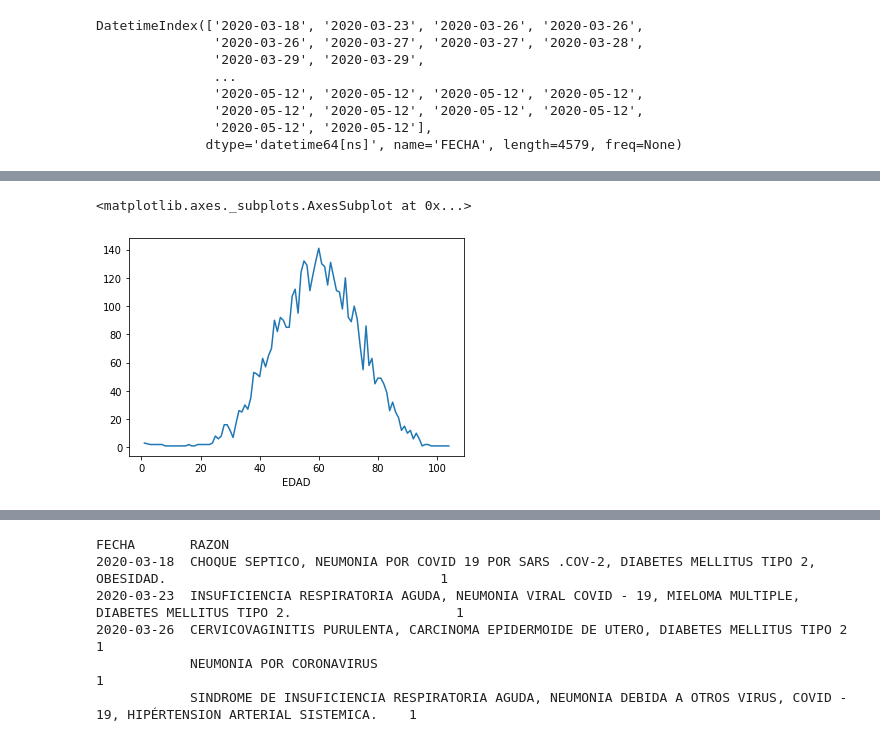
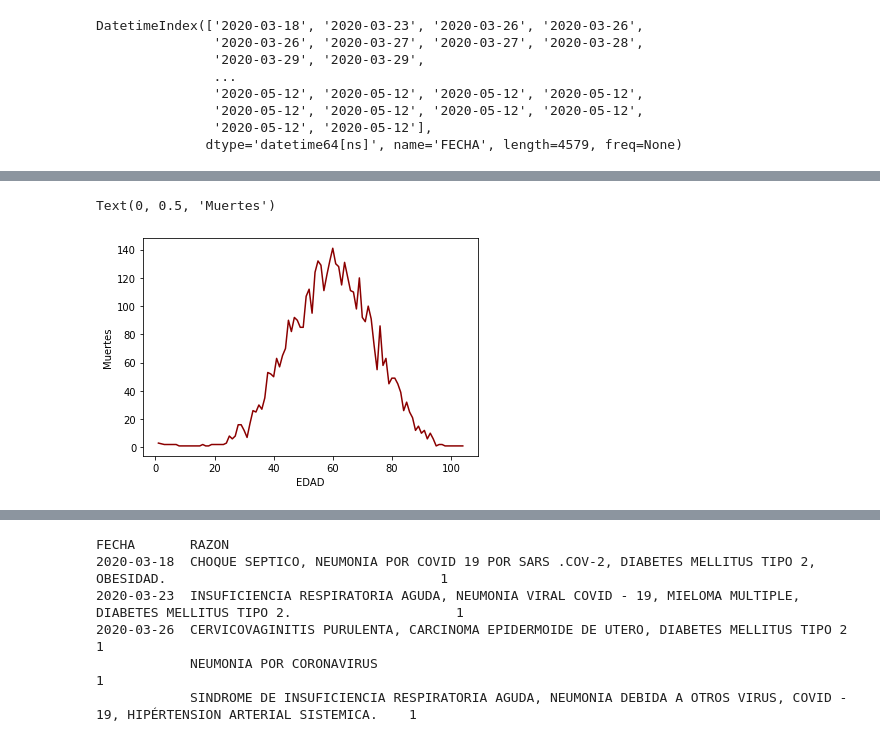
Before and after one commit to cesarrc21/DataViz, a Jupyter notebook: covid19cdmxdeaths.ipynb, the cells around one changed output, grey strips where cells are left out. Cells and saved outputs as stored; diff of their text form; code cells hidden in the pictures.

```diff
--- a/covid19cdmxdeaths.ipynb
+++ b/covid19cdmxdeaths.ipynb
@@ -111,5 +139,6 @@ df.groupby(['MES']).size().plot()
 # %%
-df.groupby(['EDAD']).size().plot()
+df.groupby(['EDAD']).size().plot(color='darkred')
+plt.ylabel('Muertes')
 # %% [output]
-<matplotlib.axes._subplots.AxesSubplot at 0x...>
+Text(0, 0.5, 'Muertes')
-[figure, old version]
+[figure, new version]
```
Also changed, not shown: parts of 34 cells of this notebook.
